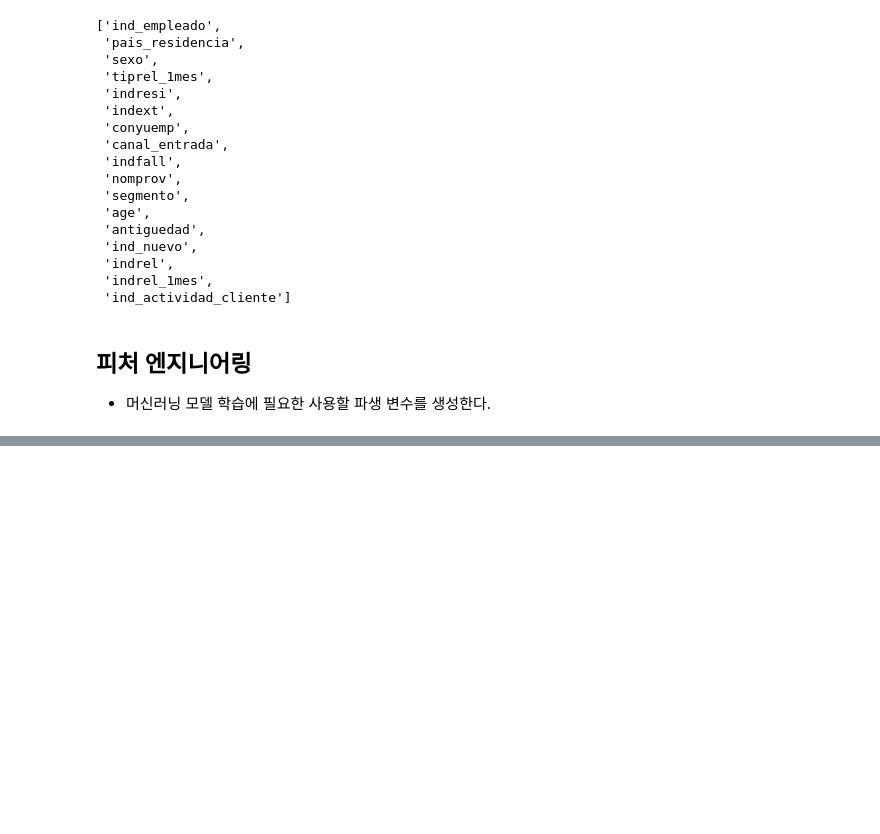
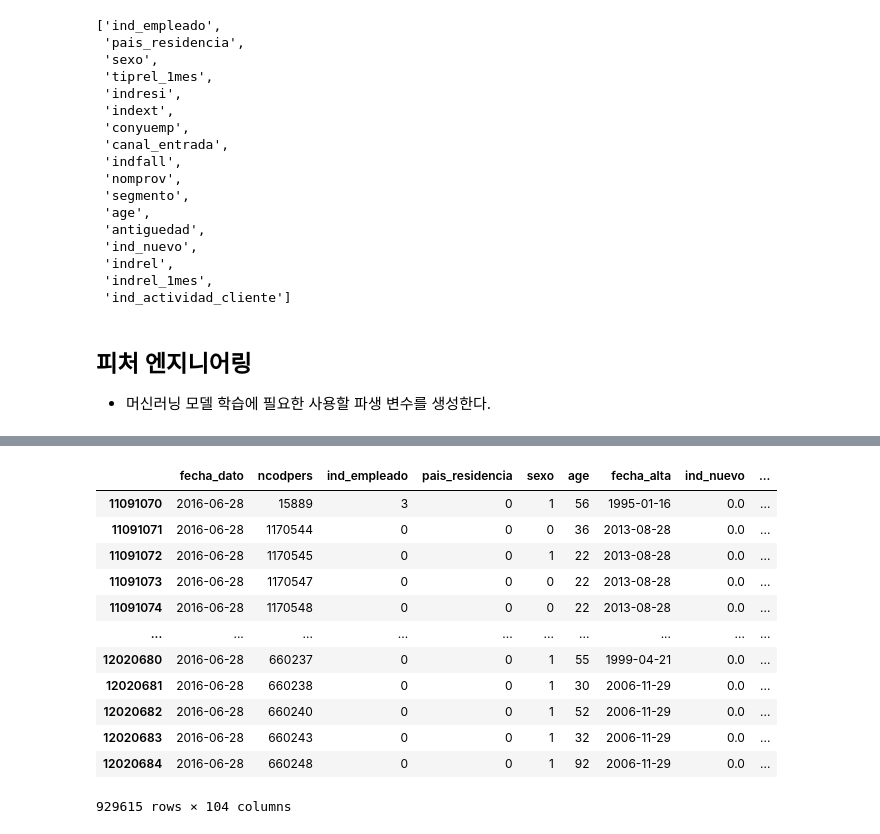
Before and after one commit to cswook96/kaggle, a Jupyter notebook: 02.Santander_Product_Recommendation_Baseline_model.ipynb, the cells around one changed output, grey strips where cells are left out. Saved outputs shown, nothing was run; the diff lists cells and outputs as text; code cells hidden in the pictures; blank space fills up the shorter version.

```diff
--- a/02.Santander_Product_Recommendation_Baseline_model.ipynb
+++ b/02.Santander_Product_Recommendation_Baseline_model.ipynb
@@ -253,0 +358,16 @@ features
+# %%
+tst
+# %% [output]
+|  | fecha_dato | ncodpers | ind_empleado | pais_residencia | sexo | age | fecha_alta | ind_nuevo | ... |
+| 11091070 | 2016-06-28 | 15889 | 3 | 0 | 1 | 56 | 1995-01-16 | 0.0 | ... |
+| 11091071 | 2016-06-28 | 1170544 | 0 | 0 | 0 | 36 | 2013-08-28 | 0.0 | ... |
+| 11091072 | 2016-06-28 | 1170545 | 0 | 0 | 1 | 22 | 2013-08-28 | 0.0 | ... |
+| 11091073 | 2016-06-28 | 1170547 | 0 | 0 | 0 | 22 | 2013-08-28 | 0.0 | ... |
+| 11091074 | 2016-06-28 | 1170548 | 0 | 0 | 0 | 22 | 2013-08-28 | 0.0 | ... |
+| ... | ... | ... | ... | ... | ... | ... | ... | ... | ... |
+| 12020680 | 2016-06-28 | 660237 | 0 | 0 | 1 | 55 | 1999-04-21 | 0.0 | ... |
+| 12020681 | 2016-06-28 | 660238 | 0 | 0 | 1 | 30 | 2006-11-29 | 0.0 | ... |
+| 12020682 | 2016-06-28 | 660240 | 0 | 0 | 1 | 52 | 2006-11-29 | 0.0 | ... |
+| 12020683 | 2016-06-28 | 660243 | 0 | 0 | 1 | 32 | 2006-11-29 | 0.0 | ... |
+| 12020684 | 2016-06-28 | 660248 | 0 | 0 | 1 | 92 | 2006-11-29 | 0.0 | ... |
+929615 rows × 104 columns
```
Also changed, not shown: parts of 36 cells of this notebook.
